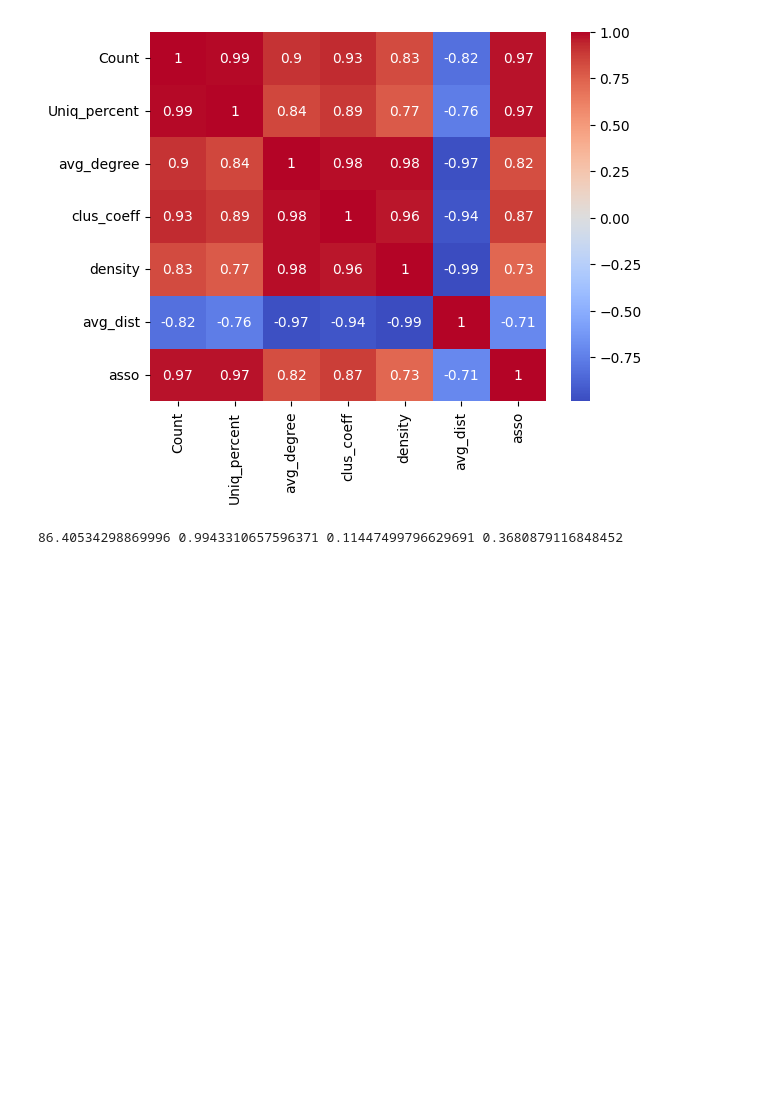
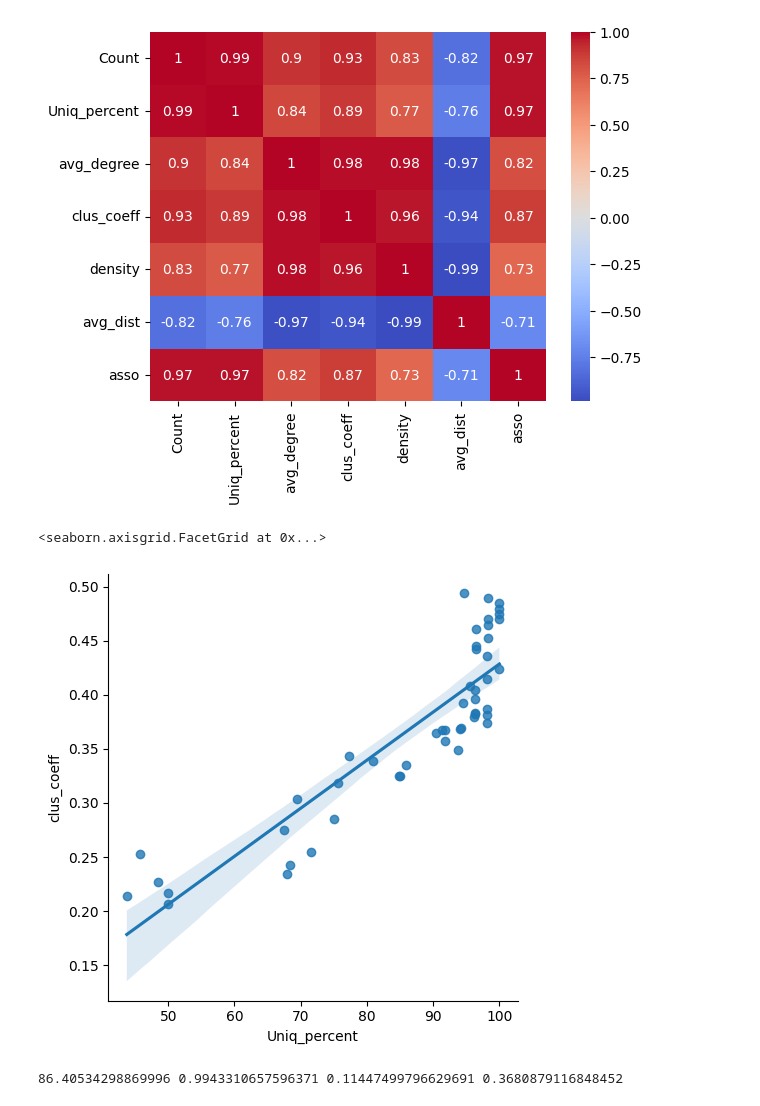
Before and after one commit to JaviAnton/tempo-network-anonymity, a Jupyter notebook: igraphver.ipynb, the cells around one changed output. Cells and saved outputs as stored; diff of their text form; code cells hidden in the pictures; blank space fills up the shorter version.

```diff
--- a/igraphver.ipynb
+++ b/igraphver.ipynb
@@ -503,3 +508,8 @@ df3 = make_df(count3, unique_percentage3, avg_degree3, clus_coeff3, density3, av
 correlation(df3)
 # %% [output]
 [figure]
+# %%
+sns.lmplot(x="Uniq_percent", y="clus_coeff", data=df3)
+# %% [output]
+<seaborn.axisgrid.FacetGrid at 0x...>
+[figure, added]
```
Also changed, not shown: parts of 12 cells of this notebook.
